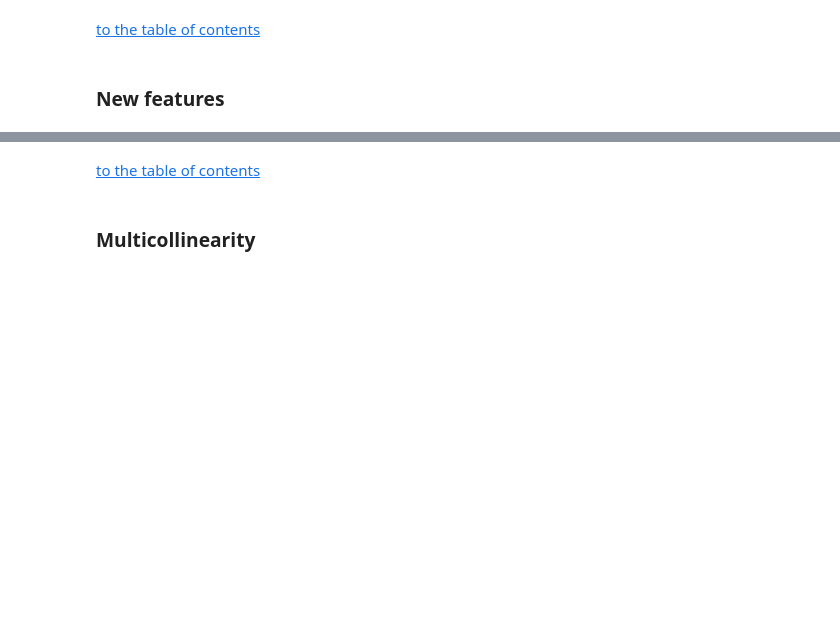
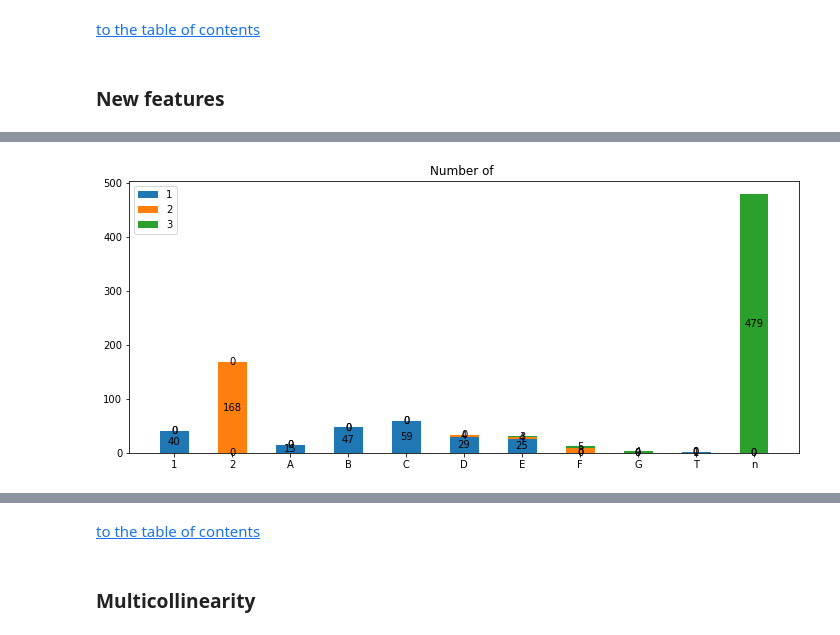
Before and after one commit to Pereyro/kaggle, a Jupyter notebook: TitanicCompetition/TitanicCompetition.ipynb, the cells around one changed output, grey strips where cells are left out. Cells and saved outputs as stored; diff of their text form; code cells hidden in the pictures; blank space fills up the shorter version.

```diff
--- a/TitanicCompetition/TitanicCompetition.ipynb
+++ b/TitanicCompetition/TitanicCompetition.ipynb
@@ -539,0 +534,3 @@ plt.show()
+# %%
+df['CabinLatter'] = df['Cabin'].str[0]
+print(df['CabinLatter'].value_counts())
@@ -540,18 +550,20 @@ plt.show()
 # %%
-f, ax = plt.subplots(figsize=(12, 6))
-df = df_train.pivot_table(index='CabinLatter', columns='Pclass', aggfunc='count')['PassengerId']
-df = df.fillna(0)
+f, ax = plt.subplots(figsize=(12, 5))
+df_pivot = df.pivot_table(index='CabinLatter', columns='Pclass', aggfunc='count')['PassengerId']
+df_pivot = df_pivot.fillna(0)
 
-bottom = np.zeros(len(df))
+bottom = np.zeros(len(df_pivot))
 width = 0.5
-species = df.index.values
-for clmn, array in df.items():
+species = df_pivot.index.values
+for clmn, array in df_pivot.items():
     p = ax.bar(species, array, width, label=clmn, bottom=bottom)
     bottom += array
     ax.bar_label(p, label_type='center')
 
 ax.set_title(f'Number of ')
 ax.legend()
 
 plt.show()
+# %% [output]
+[figure, added]
 # %%
```
Also changed, not shown: parts of 21 cells of this notebook.
